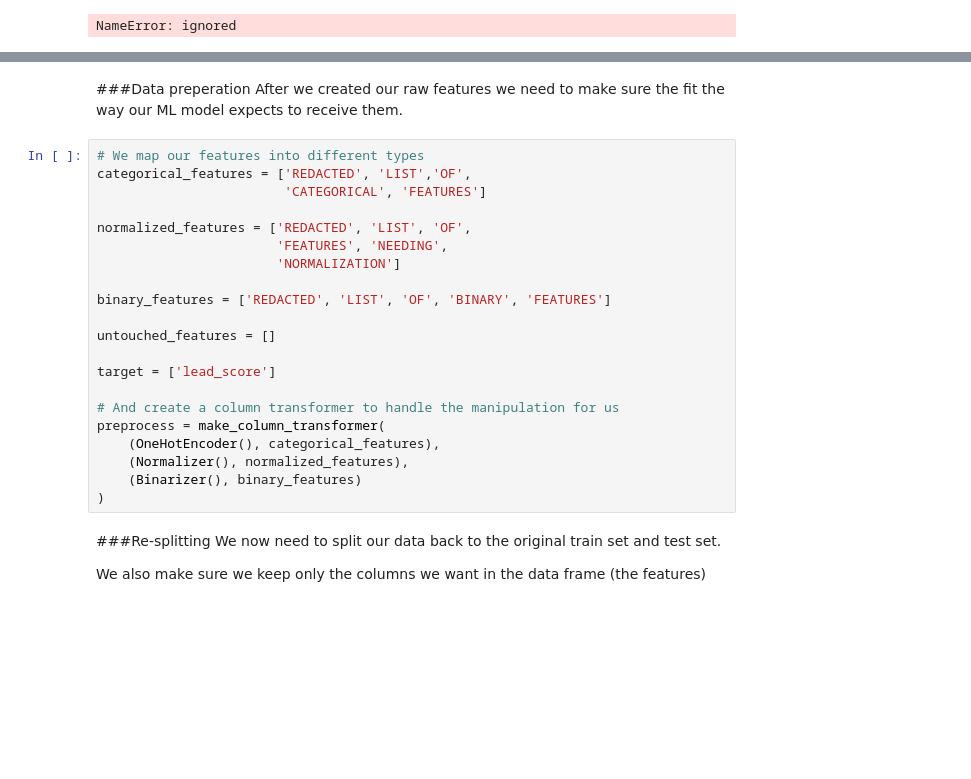
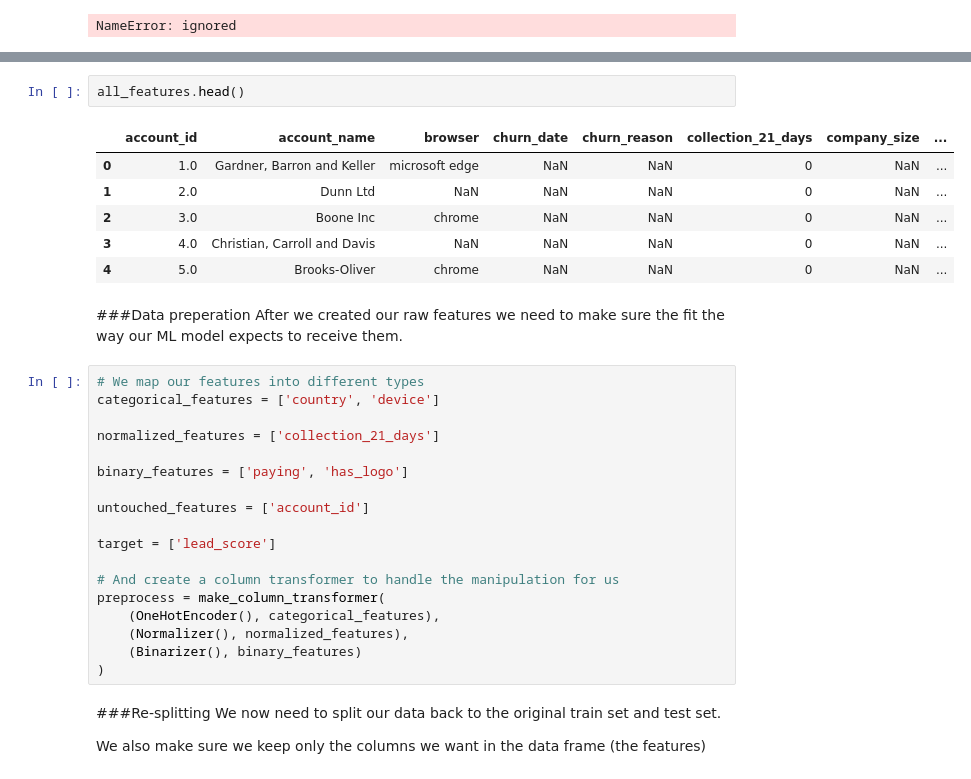
Before and after one commit to debbysonino/LamasDataHack, a Jupyter notebook: DataLearn_2019_Scaffold_basefiledavid.ipynb, the cells around one changed output, grey strips where cells are left out. Cells and saved outputs as stored; diff of their text form; blank space fills up the shorter version.

```diff
--- a/DataLearn_2019_Scaffold_basefiledavid.ipynb
+++ b/DataLearn_2019_Scaffold_basefiledavid.ipynb
@@ -147,18 +194,24 @@ NameError: ignored
+# %%
+all_features.head()
+# %% [output]
+|  | account_id | account_name | browser | churn_date | churn_reason | collection_21_days | company_size | ... |
+| 0 | 1.0 | Gardner, Barron and Keller | microsoft edge | NaN | NaN | 0 | NaN | ... |
+| 1 | 2.0 | Dunn Ltd | NaN | NaN | NaN | 0 | NaN | ... |
+| 2 | 3.0 | Boone Inc | chrome | NaN | NaN | 0 | NaN | ... |
+| 3 | 4.0 | Christian, Carroll and Davis | NaN | NaN | NaN | 0 | NaN | ... |
+| 4 | 5.0 | Brooks-Oliver | chrome | NaN | NaN | 0 | NaN | ... |
 # %% [markdown]
 ###Data preperation
 After we created our raw features we need to make sure the fit the way our ML model expects to receive them.
 # %%
 # We map our features into different types
-categorical_features = ['REDACTED', 'LIST','OF',
-                        'CATEGORICAL', 'FEATURES']
+categorical_features = ['country', 'device']
 
-normalized_features = ['REDACTED', 'LIST', 'OF',
-                       'FEATURES', 'NEEDING',
-                       'NORMALIZATION']
+normalized_features = ['collection_21_days']
 
-binary_features = ['REDACTED', 'LIST', 'OF', 'BINARY', 'FEATURES']
+binary_features = ['paying', 'has_logo']
 
-untouched_features = []
+untouched_features = ['account_id']
 
 target = ['lead_score']
 
```
Also changed, not shown: parts of 7 cells of this notebook.
